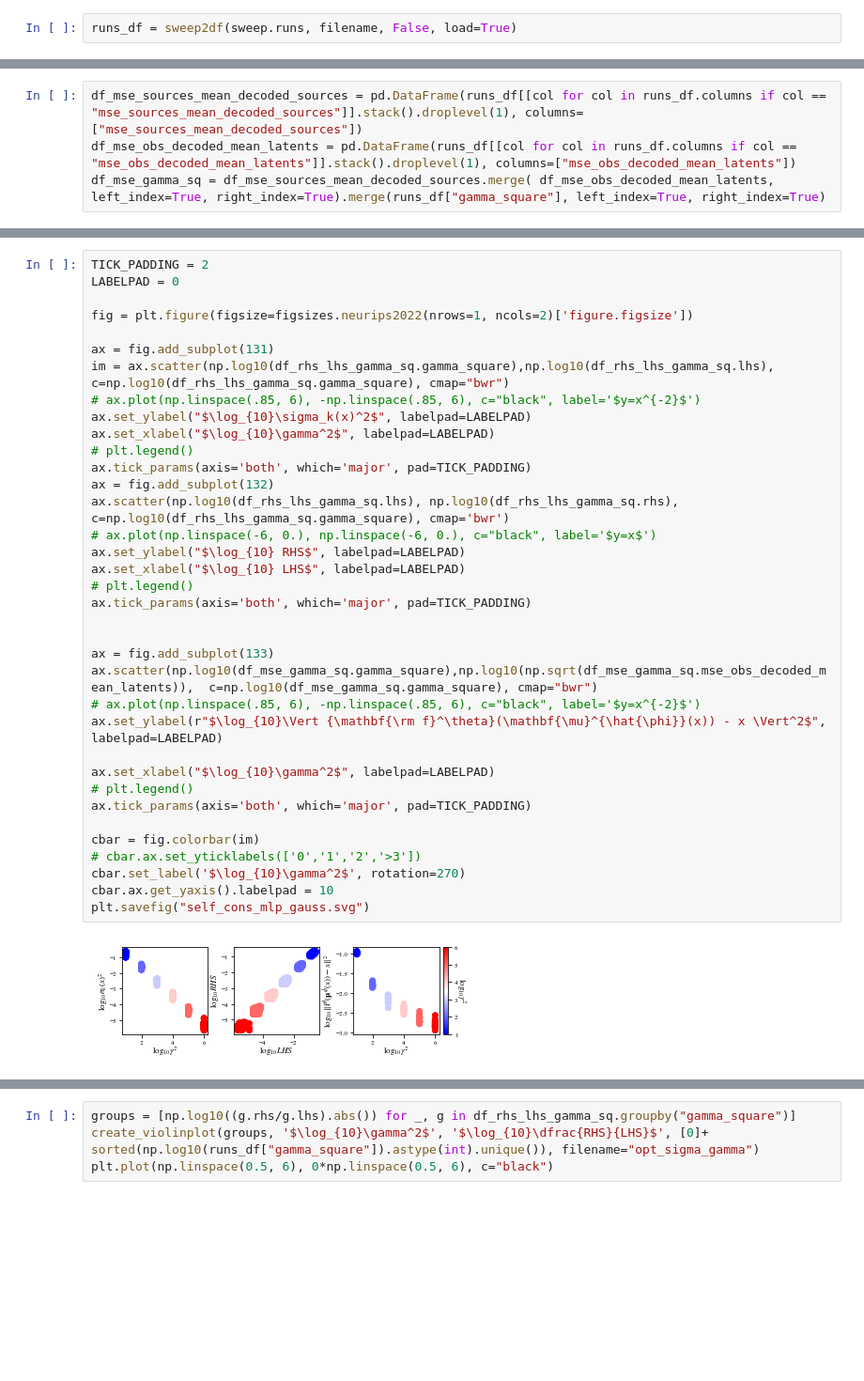
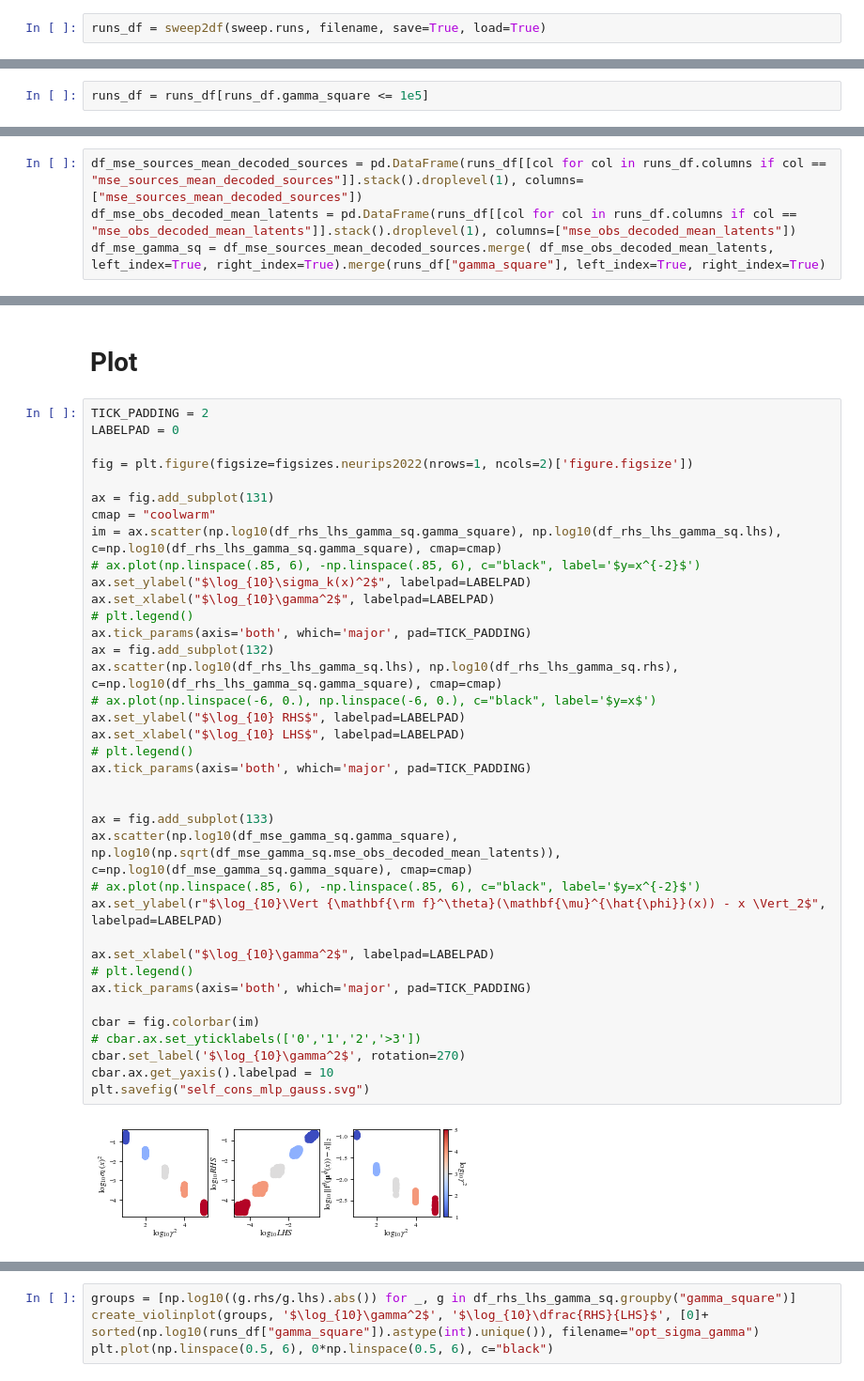
Before and after one commit to rpatrik96/ima-vae, a Jupyter notebook: notebooks/self_cons_plots.ipynb, the cells around one changed output, grey strips where cells are left out. Shown at 94% size. Cells and saved outputs as stored; diff of their text form; blank space fills up the shorter version.

```diff
--- a/notebooks/self_cons_plots.ipynb
+++ b/notebooks/self_cons_plots.ipynb
@@ -30,4 +32,4 @@ runs = api.runs(ENTITY + "/" + PROJECT)
 sweep = api.sweep(f"{ENTITY}/{PROJECT}/{SWEEP_ID}")
 filename = f"mlp_sweep_{SWEEP_ID}.csv"
 # %%
-runs_df = sweep2df(sweep.runs, filename, False, load=True)
+runs_df = sweep2df(sweep.runs, filename, save=True, load=True)
@@ -51,0 +36,2 @@ $$ \sigma_k^2 (x) = \left(-n''(\mu_k^\phi(x)) + \gamma^2 \left\Vert \left[ J_f(g
+# %%
+runs_df = runs_df[runs_df.gamma_square <= 1e5]
@@ -120,38 +88,41 @@ def create_violinplot(groups, xlabel, ylabel, xticklabels, filename=None):
+# %% [markdown]
+# Plot
 # %%
 TICK_PADDING = 2
 LABELPAD = 0
 
 fig = plt.figure(figsize=figsizes.neurips2022(nrows=1, ncols=2)['figure.figsize'])
 
 ax = fig.add_subplot(131)
-im = ax.scatter(np.log10(df_rhs_lhs_gamma_sq.gamma_square),np.log10(df_rhs_lhs_gamma_sq.lhs),  c=np.log10(df_rhs_lhs_gamma_sq.gamma_square), cmap="bwr")
+cmap = "coolwarm"
+im = ax.scatter(np.log10(df_rhs_lhs_gamma_sq.gamma_square), np.log10(df_rhs_lhs_gamma_sq.lhs), c=np.log10(df_rhs_lhs_gamma_sq.gamma_square), cmap=cmap)
 # ax.plot(np.linspace(.85, 6), -np.linspace(.85, 6), c="black", label='$y=x^{-2}$')
 ax.set_ylabel("$\log_{10}\sigma_k(x)^2$", labelpad=LABELPAD)
 ax.set_xlabel("$\log_{10}\gamma^2$", labelpad=LABELPAD)
 # plt.legend()
 ax.tick_params(axis='both', which='major', pad=TICK_PADDING)
 ax = fig.add_subplot(132)
-ax.scatter(np.log10(df_rhs_lhs_gamma_sq.lhs), np.log10(df_rhs_lhs_gamma_sq.rhs), c=np.log10(df_rhs_lhs_gamma_sq.gamma_square), cmap='bwr')
+ax.scatter(np.log10(df_rhs_lhs_gamma_sq.lhs), np.log10(df_rhs_lhs_gamma_sq.rhs), c=np.log10(df_rhs_lhs_gamma_sq.gamma_square), cmap=cmap)
 # ax.plot(np.linspace(-6, 0.), np.linspace(-6, 0.), c="black", label='$y=x$')
 ax.set_ylabel("$\log_{10} RHS$", labelpad=LABELPAD)
 ax.set_xlabel("$\log_{10} LHS$", labelpad=LABELPAD)
 # plt.legend()
 ax.tick_params(axis='both', which='major', pad=TICK_PADDING)
 
 
 ax = fig.add_subplot(133)
-ax.scatter(np.log10(df_mse_gamma_sq.gamma_square),np.log10(np.sqrt(df_mse_gamma_sq.mse_obs_decoded_mean_latents)),  c=np.log10(df_mse_gamma_sq.gamma_square), cmap="bwr")
+ax.scatter(np.log10(df_mse_gamma_sq.gamma_square), np.log10(np.sqrt(df_mse_gamma_sq.mse_obs_decoded_mean_latents)), c=np.log10(df_mse_gamma_sq.gamma_square), cmap=cmap)
 # ax.plot(np.linspace(.85, 6), -np.linspace(.85, 6), c="black", label='$y=x^{-2}$')
-ax.set_ylabel(r"$\log_{10}\Vert {\mathbf{\rm f}^\theta}(\mathbf{\mu}^{\hat{\phi}}(x)) - x \Vert^2$", labelpad=LABELPAD)
+ax.set_ylabel(r"$\log_{10}\Vert {\mathbf{\rm f}^\theta}(\mathbf{\mu}^{\hat{\phi}}(x)) - x \Vert_2$", labelpad=LABELPAD)
 
 ax.set_xlabel("$\log_{10}\gamma^2$", labelpad=LABELPAD)
 # plt.legend()
 ax.tick_params(axis='both', which='major', pad=TICK_PADDING)
 
 cbar = fig.colorbar(im)
 # cbar.ax.set_yticklabels(['0','1','2','>3'])
 cbar.set_label('$\log_{10}\gamma^2$', rotation=270)
 cbar.ax.get_yaxis().labelpad = 10
 plt.savefig("self_cons_mlp_gauss.svg")
 # %% [output]
-[figure, old version]
+[figure, new version]
```
Also changed, not shown: parts of 12 cells of this notebook.
